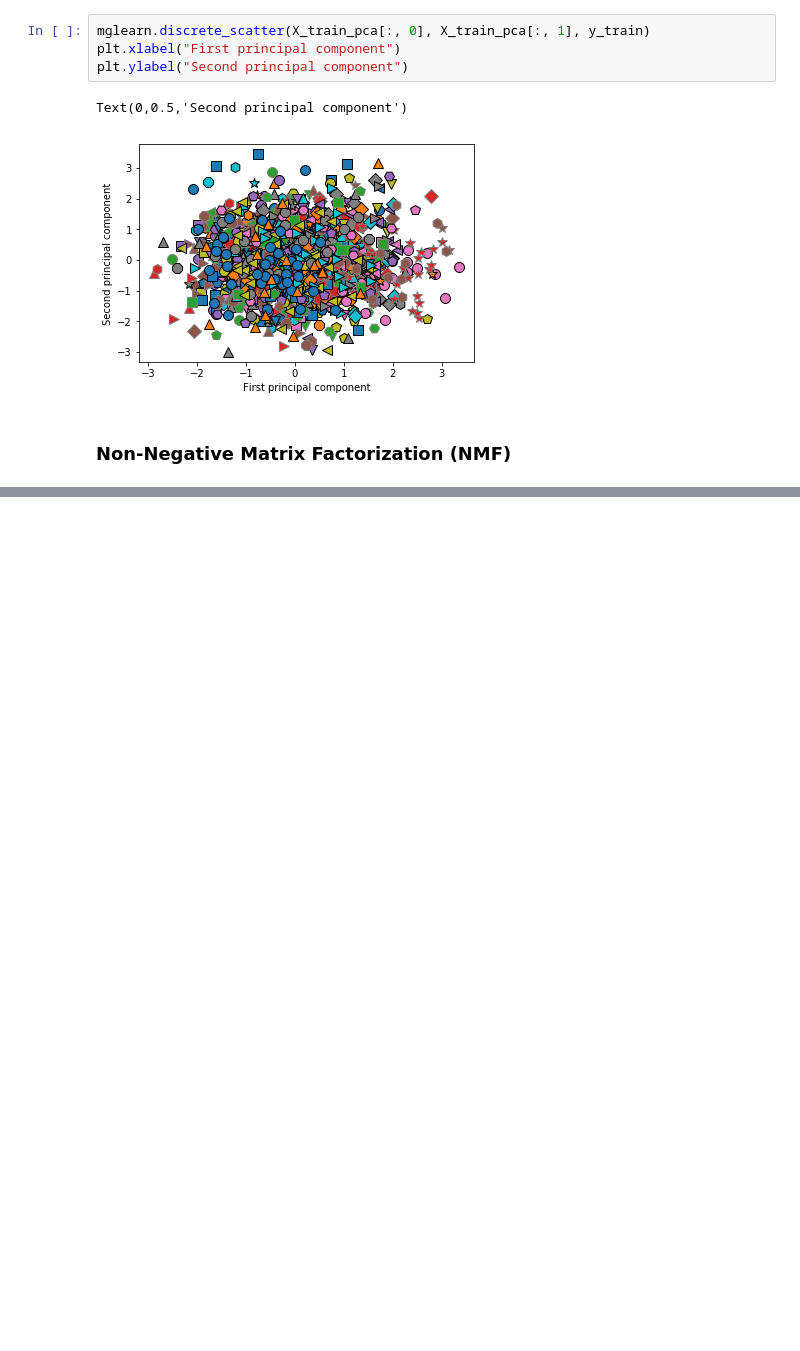
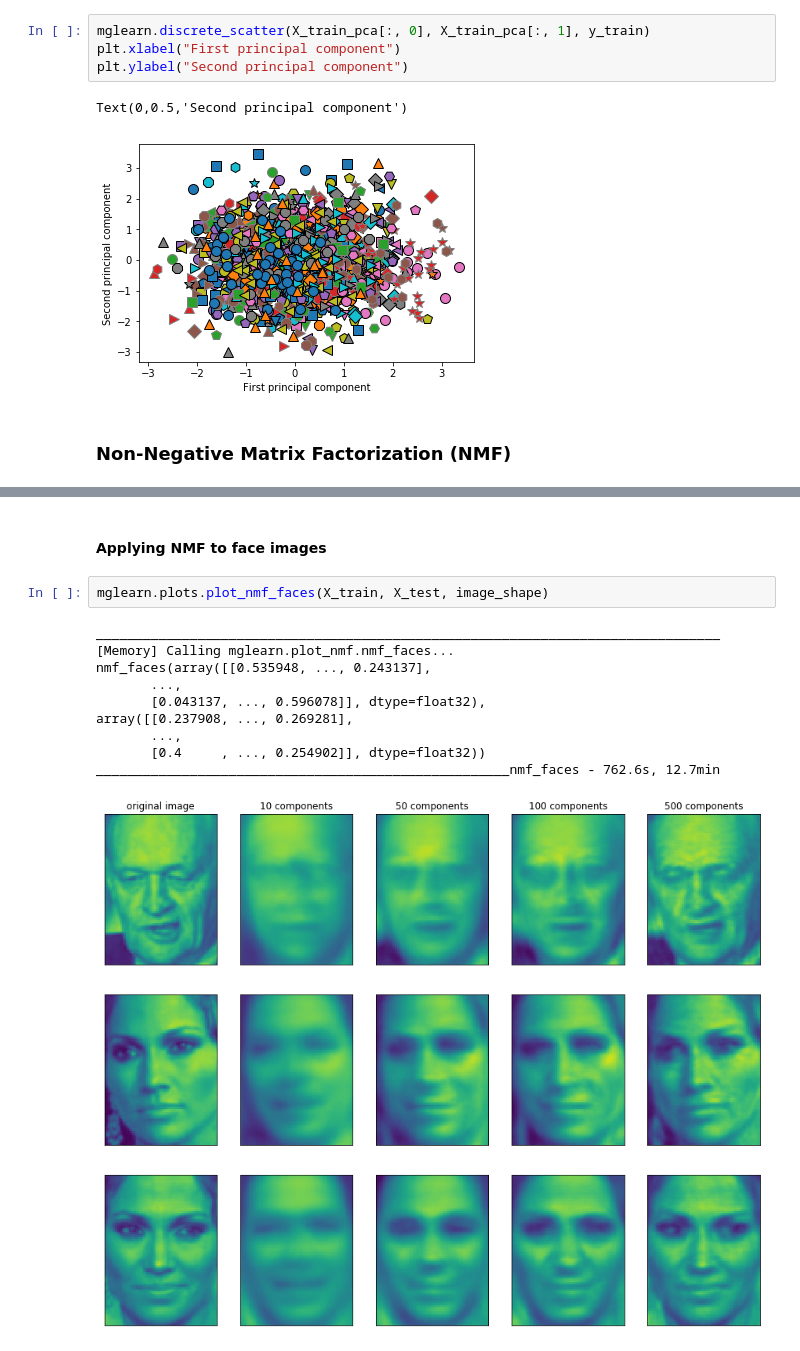
Before and after one commit to rodferro/introduction-to-ml, a Jupyter notebook: 03-unsupervised-learning.ipynb, the cells around one changed output, grey strips where cells are left out. Cells and saved outputs as stored; diff of their text form; blank space fills up the shorter version.

```diff
--- a/03-unsupervised-learning.ipynb
+++ b/03-unsupervised-learning.ipynb
@@ -403,0 +410,15 @@ Text(0,0.5,'Second principal component')
+# %% [markdown]
+#### Applying NMF to face images
+# %%
+mglearn.plots.plot_nmf_faces(X_train, X_test, image_shape)
+# %% [output]
+________________________________________________________________________________
+[Memory] Calling mglearn.plot_nmf.nmf_faces...
+nmf_faces(array([[0.535948, ..., 0.243137],
+       ...,
+       [0.043137, ..., 0.596078]], dtype=float32),
+array([[0.237908, ..., 0.269281],
+       ...,
+       [0.4     , ..., 0.254902]], dtype=float32))
+_____________________________________________________nmf_faces - 762.6s, 12.7min
+[figure, added]
```
Also changed, not shown: parts of 9 cells of this notebook.
